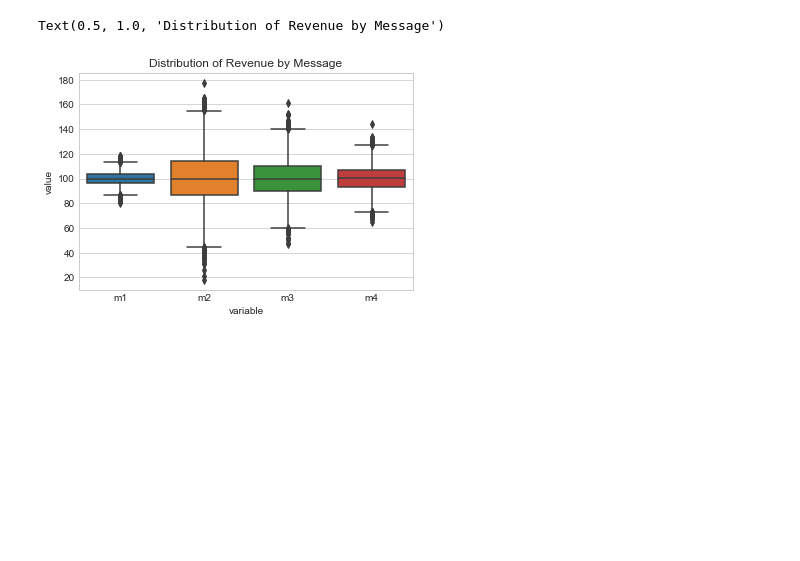
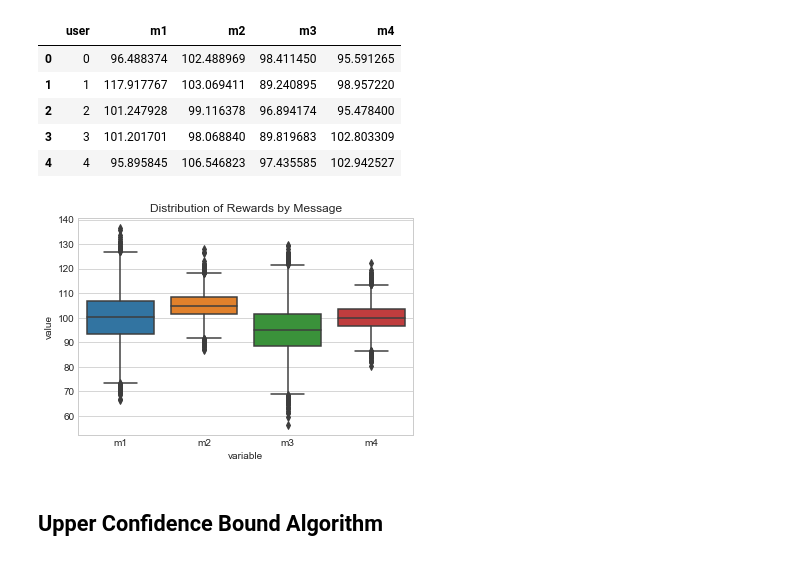
Before and after one commit to handsonmachinelearning/MachineLearningTutorials, a Jupyter notebook: ReinforcementLearning/Message Selection Algorithm.ipynb, the cells around one changed output. Drawn from its saved outputs; the diff is of its cells as text; code cells hidden in the pictures; blank space fills up the shorter version.

```diff
--- a/ReinforcementLearning/Message Selection Algorithm.ipynb
+++ b/ReinforcementLearning/Message Selection Algorithm.ipynb
@@ -13,15 +12,25 @@ plt.style.use('seaborn-whitegrid')
 # %%
 #Generate Data
 user = list(range(0,10000))
-m1 = np.random.normal(100,5,10000)
-m2 = np.random.normal(100,20,10000)
-m3 = np.random.normal(100,15,10000)
-m4 = np.random.normal(100,10,10000)
+m1 = np.random.normal(100,10,10000)
+m2 = np.random.normal(105,5,10000)
+m3 = np.random.normal(95,10,10000)
+m4 = np.random.normal(100,5,10000)
 
 df = pd.DataFrame({"user":user, "m1":m1,"m2":m2,"m3":m3,"m4":m4})
+df.head()
+# %%
+df.head()
+# %% [output]
+|  | user | m1 | m2 | m3 | m4 |
+| 0 | 0 | 96.488374 | 102.488969 | 98.411450 | 95.591265 |
+| 1 | 1 | 117.917767 | 103.069411 | 89.240895 | 98.957220 |
+| 2 | 2 | 101.247928 | 99.116378 | 96.894174 | 95.478400 |
+| 3 | 3 | 101.201701 | 98.068840 | 89.819683 | 102.803309 |
+| 4 | 4 | 95.895845 | 106.546823 | 97.435585 | 102.942527 |
 # %%
 sns.boxplot(x="variable", y="value", data=pd.melt(df[['m1','m2','m3','m4']]))
-plt.title("Distribution of Revenue by Message")
+plt.title("Distribution of Rewards by Message")
+plt.savefig(".\img.png")
 # %% [output]
-Text(0.5, 1.0, 'Distribution of Revenue by Message')
-[figure, old version]
+[figure, new version]
@@ -40,0 +40,2 @@ for i in range(0,N):
+# %% [markdown]
+<h2>Upper Confidence Bound Algorithm</h2>
```
Also changed, not shown: parts of 21 cells of this notebook.
